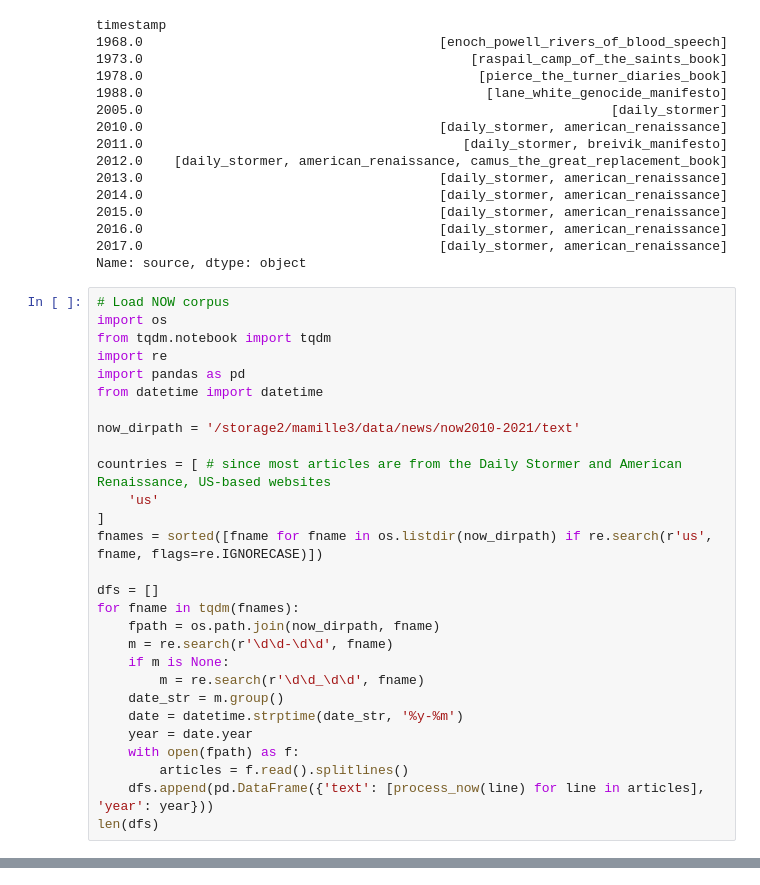
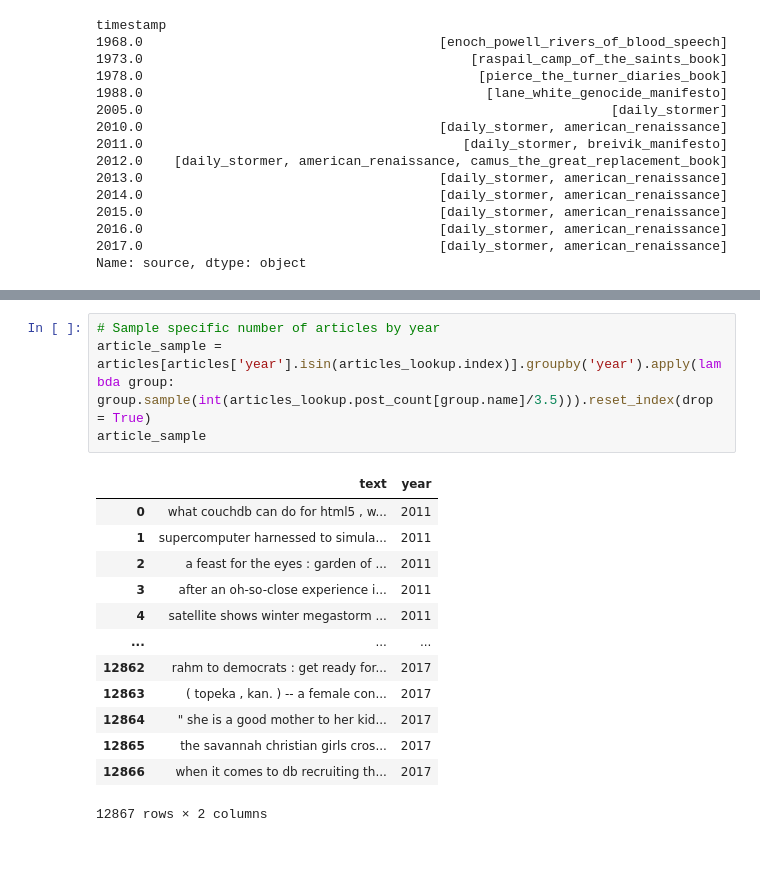
Before and after one commit to michaelmilleryoder/white_supremacist_lang, a Jupyter notebook: jupyter/neutral_data.ipynb, the cells around one changed output, grey strips where cells are left out. Cells and saved outputs as stored; diff of their text form; blank space fills up the shorter version.

```diff
--- a/jupyter/neutral_data.ipynb
+++ b/jupyter/neutral_data.ipynb
@@ -414,31 +441,3 @@ timestamp
 2016.0                                      [daily_stormer, american_renaissance]
 2017.0                                      [daily_stormer, american_renaissance]
 Name: source, dtype: object
-# %%
-# Load NOW corpus
-import os
-from tqdm.notebook import tqdm
-import re
-import pandas as pd
-from datetime import datetime
-
-now_dirpath = '/storage2/mamille3/data/news/now2010-2021/text'
-
-countries = [ # since most articles are from the Daily Stormer and American Renaissance, US-based websites
-    'us'
-]
-fnames = sorted([fname for fname in os.listdir(now_dirpath) if re.search(r'us', fname, flags=re.IGNORECASE)])
-
-dfs = []
-for fname in tqdm(fnames):
-    fpath = os.path.join(now_dirpath, fname)
-    m = re.search(r'\d\d-\d\d', fname)
-    if m is None:
-        m = re.search(r'\d\d_\d\d', fname)
-    date_str = m.group()
-    date = datetime.strptime(date_str, '%y-%m')
-    year = date.year
-    with open(fpath) as f:
-        articles = f.read().splitlines()
-    dfs.append(pd.DataFrame({'text': [process_now(line) for line in articles], 'year': year}))
-len(dfs)
@@ -467,0 +533,18 @@ processed[:2]
+# %%
+# Sample specific number of articles by year
+article_sample = articles[articles['year'].isin(articles_lookup.index)].groupby('year').apply(lambda group: group.sample(int(articles_lookup.post_count[group.name]/3.5))).reset_index(drop = True)
+article_sample
+# %% [output]
+|  | text | year |
+| 0 | what couchdb can do for html5 , w... | 2011 |
+| 1 | supercomputer harnessed to simula... | 2011 |
+| 2 | a feast for the eyes : garden of ... | 2011 |
+| 3 | after an oh-so-close experience i... | 2011 |
+| 4 | satellite shows winter megastorm ... | 2011 |
+| ... | ... | ... |
+| 12862 | rahm to democrats : get ready for... | 2017 |
+| 12863 | ( topeka , kan. ) -- a female con... | 2017 |
+| 12864 | " she is a good mother to her kid... | 2017 |
+| 12865 | the savannah christian girls cros... | 2017 |
+| 12866 | when it comes to db recruiting th... | 2017 |
+12867 rows × 2 columns
```
Also changed, not shown: parts of 11 cells of this notebook, 1 other file.
